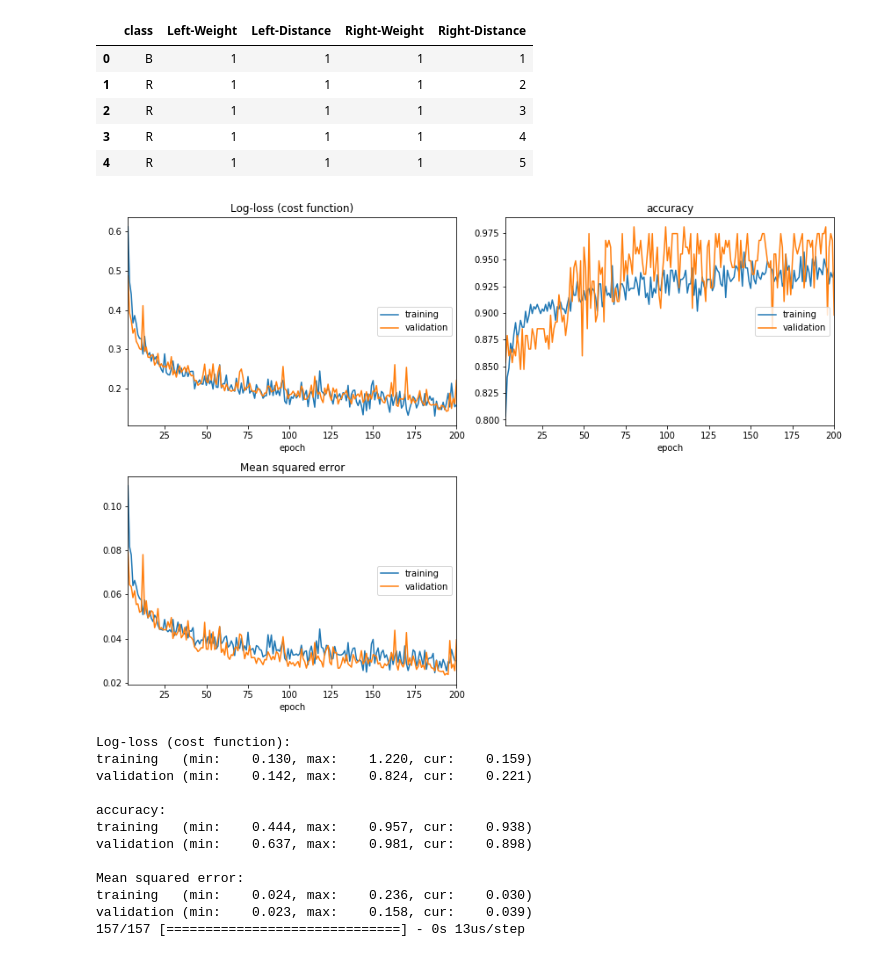
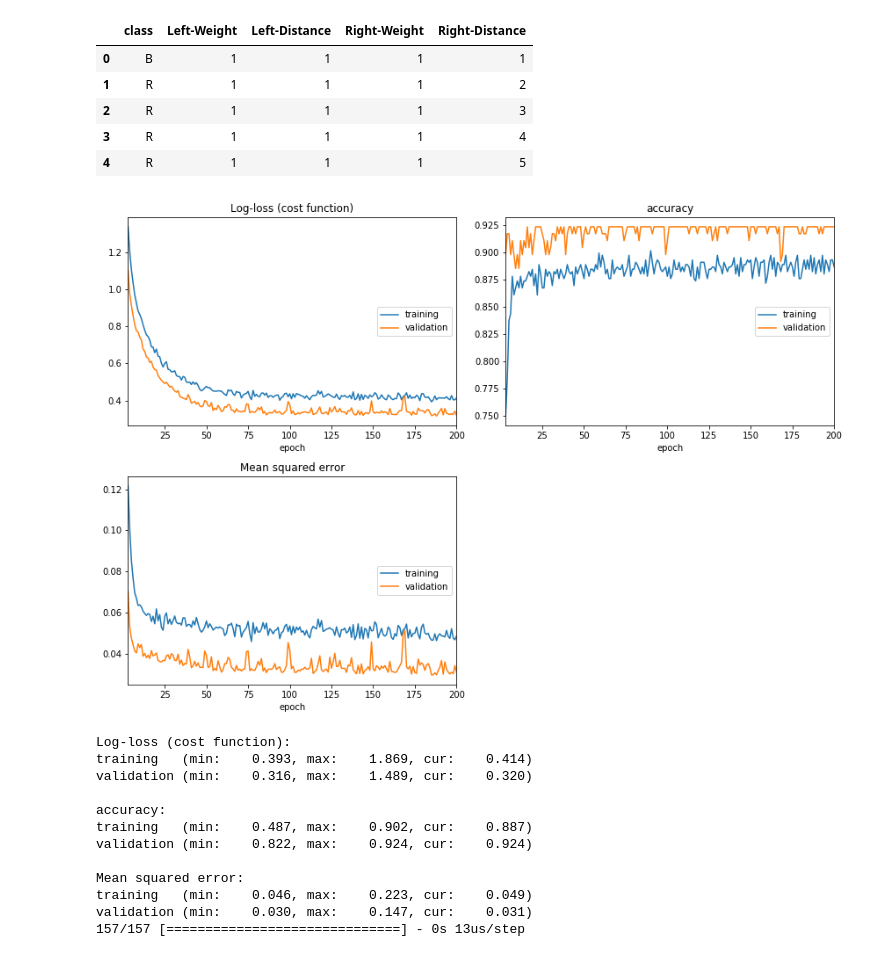
Before and after one commit to Pssales/CAP-351-Neurocomputacao, a Jupyter notebook: 1-mlp/Atividade 1 - balance-scale - momentum=0.90.ipynb, the cells around one changed output. Saved outputs shown, nothing was run; the diff lists cells and outputs as text; code cells hidden in the pictures.

```diff
--- a/1-mlp/Atividade 1 - balance-scale - momentum=0.90.ipynb
+++ b/1-mlp/Atividade 1 - balance-scale - momentum=0.90.ipynb
@@ -79,36 +100,37 @@ plot_losses = PlotLossesCallback()
 # %%
 model = Sequential()
 
-model.add(Dense(64, input_dim=4, activation='relu'))
+model.add(Dense(64, input_dim=4, activation='relu',kernel_regularizer=regularizers.l2(0.01)))
 model.add(Dropout(0.5))
-model.add(Dense(64, activation='relu'))
+model.add(Dense(64, activation='relu',kernel_regularizer=regularizers.l2(0.01)))
 model.add(Dropout(0.5))
-model.add(Dense(3, activation='softmax'))
+model.add(Dense(3, activation='softmax',kernel_regularizer=regularizers.l2(0.01)))
+
 
 sgd = SGD(lr=0.01, decay=1e-6, momentum=0.90, nesterov=True)
 
 model.compile(loss='categorical_crossentropy',
               optimizer=sgd,
               metrics=['accuracy','mean_squared_error'
 ])
 
 history = model.fit(X_train, y_train,
           epochs=200,
           validation_data=(X_test, y_test),
           callbacks=[plot_losses],
           verbose=0)
 score = model.evaluate(X_test, y_test, batch_size=128)
 # %% [output]
-[figure, old version]
+[figure, new version]
 Log-loss (cost function):
-training   (min:    0.130, max:    1.220, cur:    0.159)
-validation (min:    0.142, max:    0.824, cur:    0.221)
+training   (min:    0.393, max:    1.869, cur:    0.414)
+validation (min:    0.316, max:    1.489, cur:    0.320)
 
 accuracy:
-training   (min:    0.444, max:    0.957, cur:    0.938)
-validation (min:    0.637, max:    0.981, cur:    0.898)
+training   (min:    0.487, max:    0.902, cur:    0.887)
+validation (min:    0.822, max:    0.924, cur:    0.924)
 
 Mean squared error:
-training   (min:    0.024, max:    0.236, cur:    0.030)
-validation (min:    0.023, max:    0.158, cur:    0.039)
+training   (min:    0.046, max:    0.223, cur:    0.049)
+validation (min:    0.030, max:    0.147, cur:    0.031)
 157/157 [==============================] - 0s 13us/step
```
Also changed, not shown: parts of 2 cells of this notebook, 6 other files.
